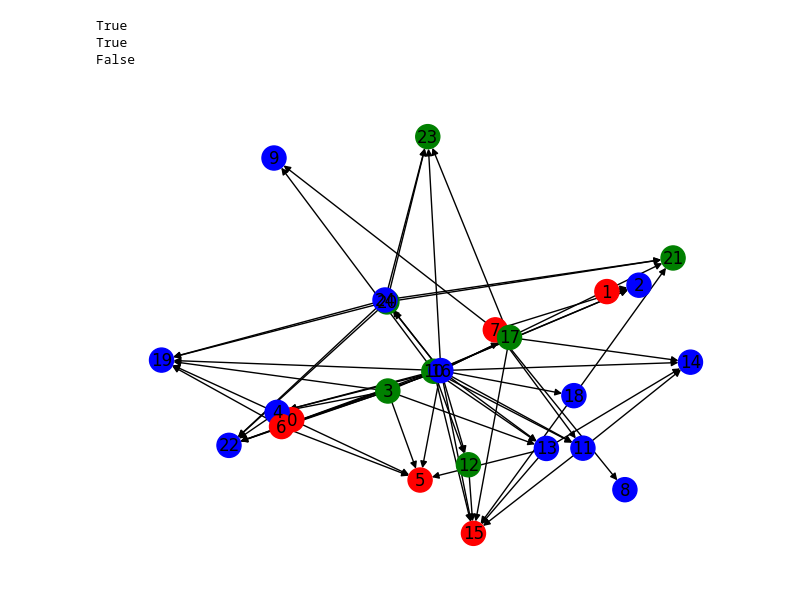
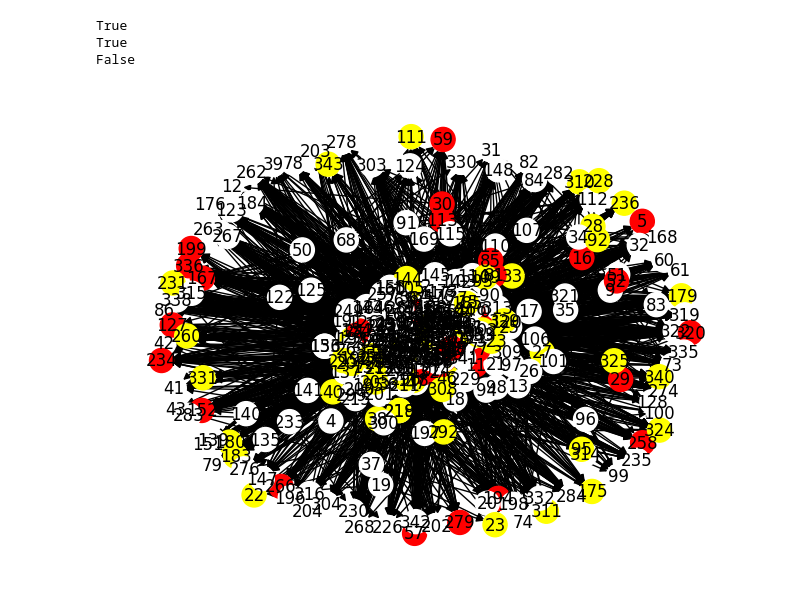
Before and after one commit to davidberth/Hadwiger, a Jupyter notebook: pathfinder.ipynb, the cells around one changed output. Cells and saved outputs as stored; diff of their text form; code cells hidden in the pictures.

Commit message:
Implemented path finding from connected nodes to independent and q-incomplete nodes.

```diff
--- a/pathfinder.ipynb
+++ b/pathfinder.ipynb
@@ -6,9 +6,9 @@ import numpy as np
 import matplotlib.pyplot as plt
 import more_itertools
 # %%
-n = 5
-k = 3
-G = nx.path_graph(n)
+n = 7
+k = 4
+G = nx.cycle_graph(n)
 # %%
 nx.draw(G, labels={i: i for i in G.nodes()})
 # %% [output]
@@ -48,7 +48,7 @@ def is_connected(G, partition):
 def is_q_complete(G, partition,):
     Q = nx.quotient_graph(G, partition)
     n = len(Q.nodes)
-    return G.number_of_edges() == n * (n - 1) / 2
+    return Q.number_of_edges() == n * (n - 1) / 2
 
 def is_independent(G, partition):
     for block in partition:
@@ -78,7 +78,14 @@ def render_graph(G, partition):
 s1 = more_itertools.set_partitions(vertices, k)
 s1 = [[set(p) for p in part] for part in s1]
 # s1 = [[set(p) for p in part] for part in s1 if is_connected(G, part)]
-for partition in s1:
-    print (partition)
+part_props = []
+for e, partition in enumerate(s1):
+
+    props = dict()
+    props['is_connected'] = is_connected(G, partition)
+    props['is_q_complete'] = is_q_complete(G, partition)
+    props['is_independent'] = is_independent(G, partition)
+    print (partition, props)
+    part_props.append(props)
     # render_graph(G, partition)
 # %% [output]
@@ -157,22 +164,43 @@ False
 # %%
 # let's create a graph that represents all connected partitions with an edge between them if
 # they can be transformed by one move
 
 Gr = nx.DiGraph()
 for e1, p1 in enumerate(s1):
     for e2, p2 in enumerate(s1):
         if can_transform_by_one_move(p1, p2):
             if get_num_interior_edges(G, p1) > get_num_interior_edges(G, p2):
                 Gr.add_edge(e1, e2)
 
 colors = []
 for i, p in enumerate(s1):
-    if is_connected(G, p):
-        colors.append('red')
-    elif is_independent(G, p):
-        colors.append('green')
+
+    if part_props[i]['is_connected']:
+
+        if i in Gr:
+            Gr.nodes[i]['type'] = 1
+            colors.append('red')
+    elif part_props[i]['is_independent']:
+
+        if part_props[i]['is_q_complete']:
+            if i in Gr:
+                Gr.nodes[i]['type'] = 0
+                colors.append('green')
+        else:
+            if i in Gr:
+                Gr.nodes[i]['type'] = 3
+                colors.append('yellow')
+    elif part_props[i]['is_q_complete']:
+        if i in Gr:
+            Gr.nodes[i]['type'] = 2
+            colors.append('purple')
     else:
-        colors.append('blue')
+        if i in Gr:
+            Gr.nodes[i]['type'] = 2
+            if part_props[i]['is_q_complete']:
+                colors.append('gray')
+            else:
+                colors.append('white')
 nx.draw(Gr, with_labels=True, node_color=colors)
 # %% [output]
-[figure, old version]
+[figure, new version]
```
Also changed, not shown: parts of 5 cells of this notebook.
